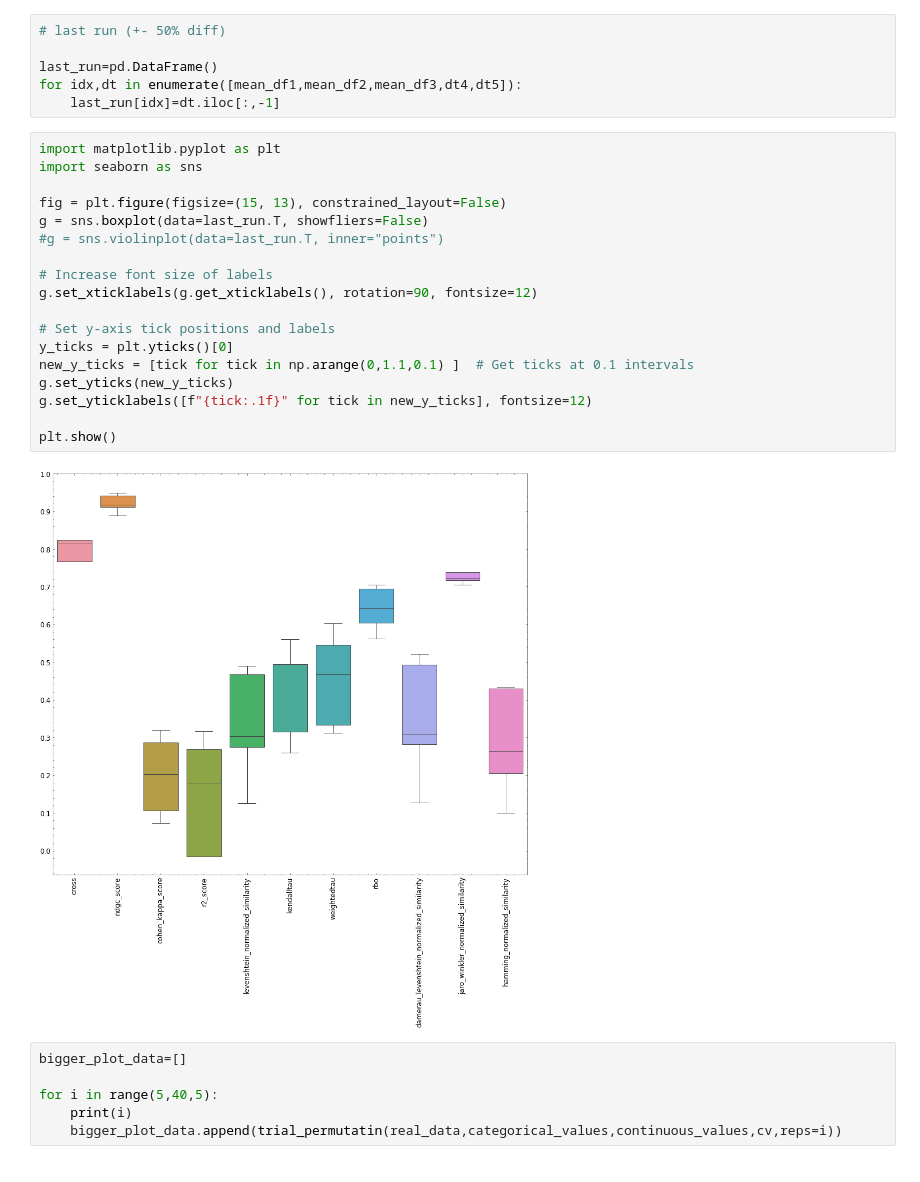
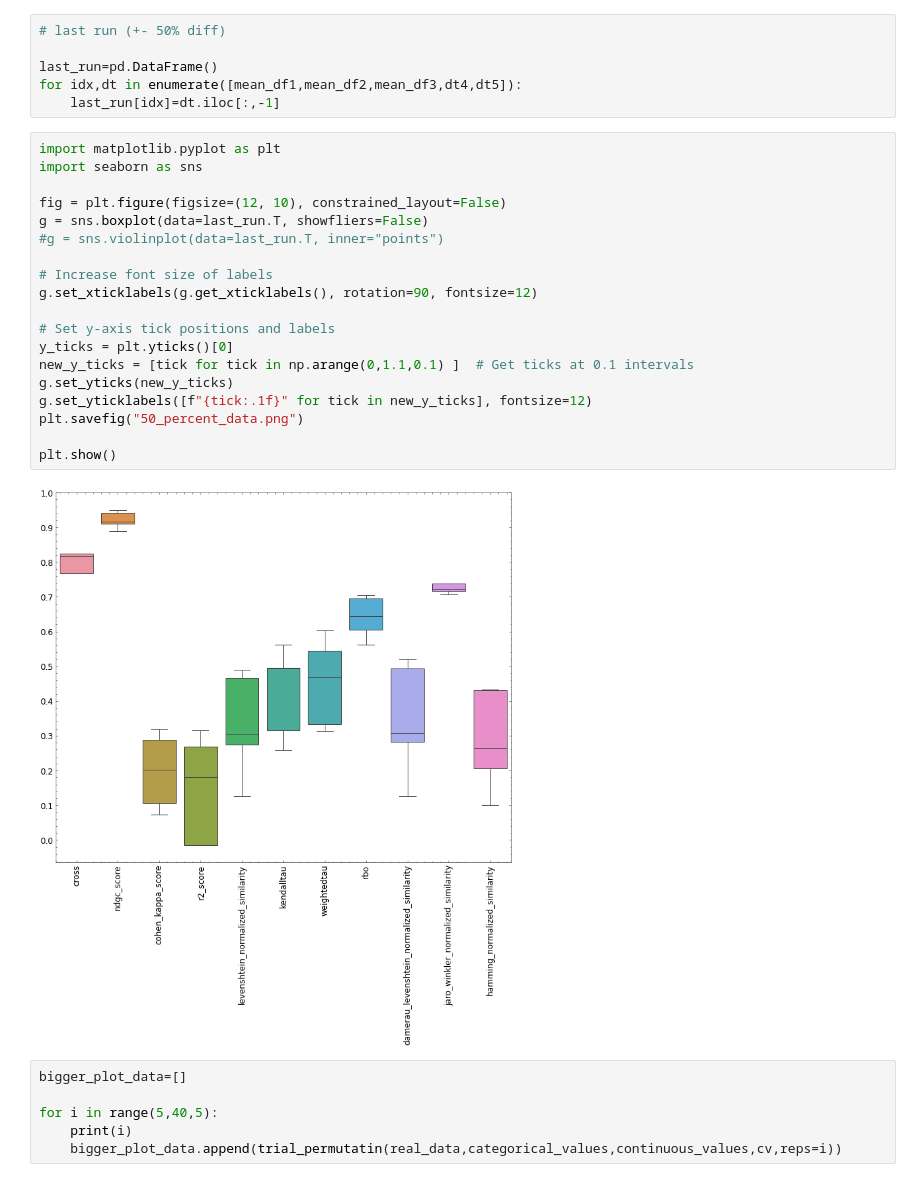
Before and after one commit to joofio/tabular-dataset-similarity, a Jupyter notebook: Final - Viz.ipynb, the cells around one changed output. Drawn from its saved outputs; the diff is of its cells as text.

Commit message:
more data

```diff
--- a/Final - Viz.ipynb
+++ b/Final - Viz.ipynb
@@ -368,23 +368,24 @@ for idx,dt in enumerate([mean_df1,mean_df2,mean_df3,dt4,dt5]):
 # %%
 import matplotlib.pyplot as plt
 import seaborn as sns
 
-fig = plt.figure(figsize=(15, 13), constrained_layout=False)
+fig = plt.figure(figsize=(12, 10), constrained_layout=False)
 g = sns.boxplot(data=last_run.T, showfliers=False)
 #g = sns.violinplot(data=last_run.T, inner="points")
 
 # Increase font size of labels
 g.set_xticklabels(g.get_xticklabels(), rotation=90, fontsize=12)
 
 # Set y-axis tick positions and labels
 y_ticks = plt.yticks()[0]
 new_y_ticks = [tick for tick in np.arange(0,1.1,0.1) ]  # Get ticks at 0.1 intervals
 g.set_yticks(new_y_ticks)
 g.set_yticklabels([f"{tick:.1f}" for tick in new_y_ticks], fontsize=12)
+plt.savefig("50_percent_data.png")
 
 plt.show()
 # %% [output]
-[figure, old version]
+[figure, new version]
 # %%
 bigger_plot_data=[]
 
```
Also changed, not shown: 7 other files.
